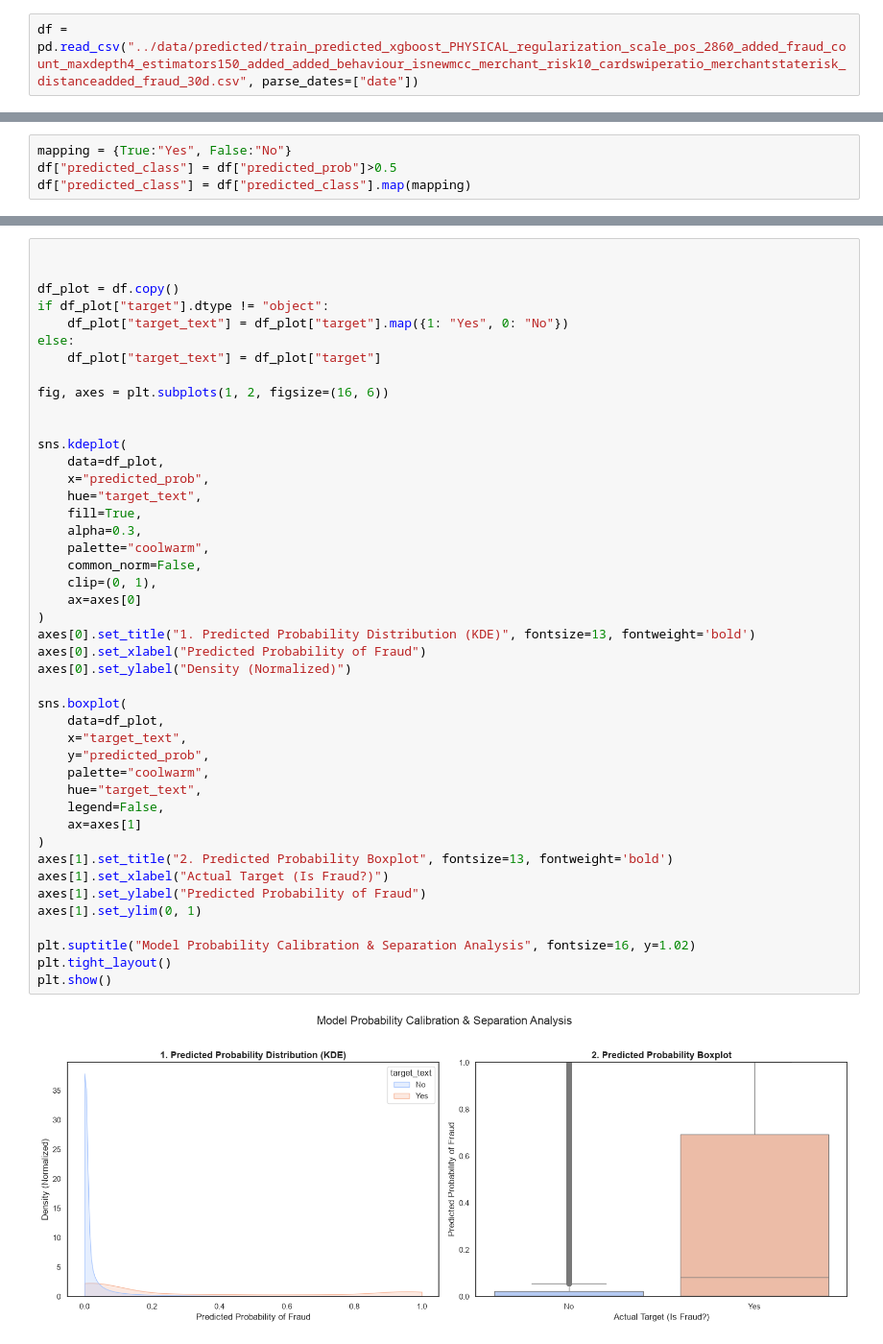
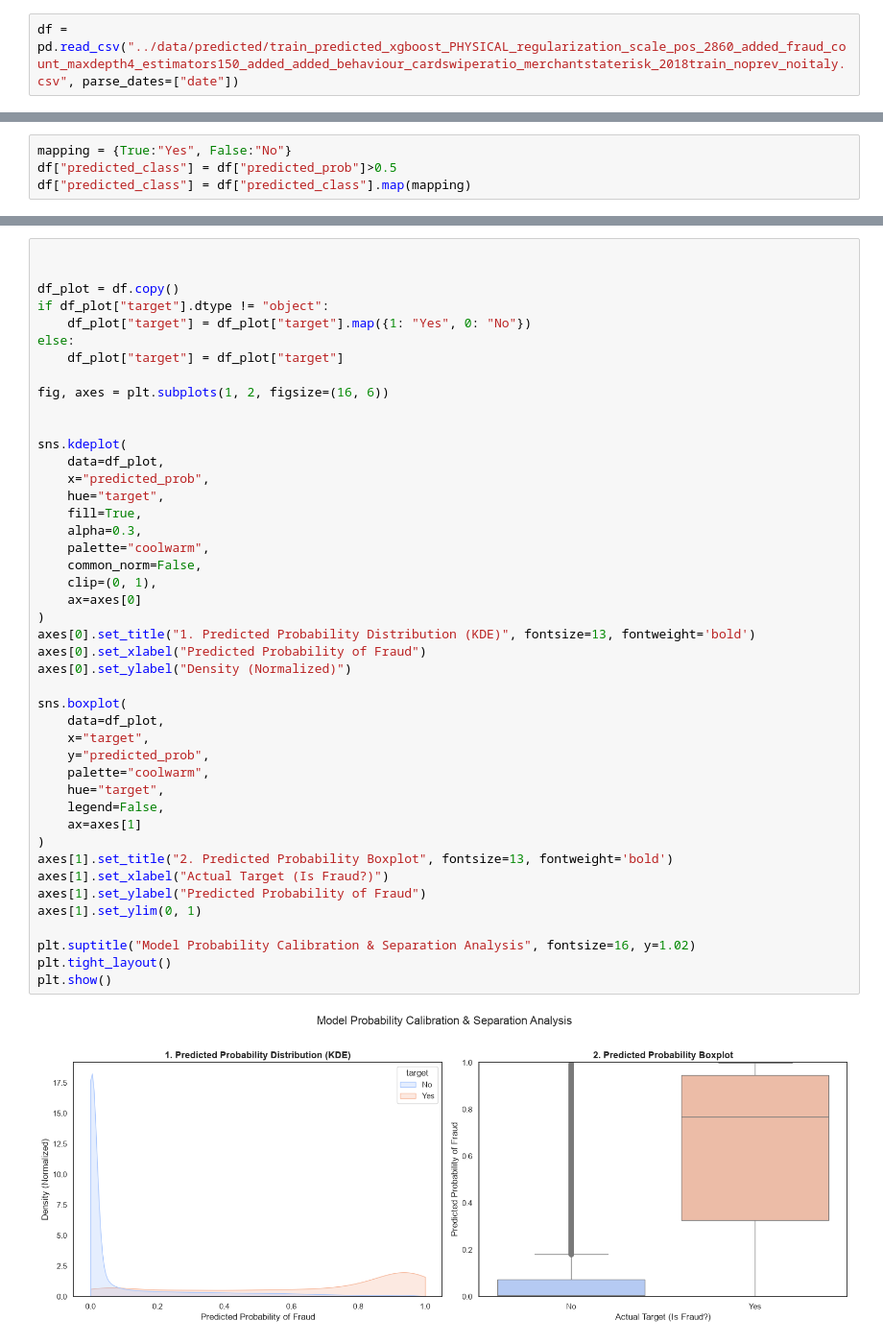
Before and after one commit to t3i8m/fraud-detection, a Jupyter notebook: notebooks/error_analysis_offline_model.ipynb, the cells around one changed output, grey strips where cells are left out. Shown at 96% size. Saved outputs shown, nothing was run; the diff lists cells and outputs as text.

```diff
--- a/notebooks/error_analysis_offline_model.ipynb
+++ b/notebooks/error_analysis_offline_model.ipynb
@@ -12,5 +12,5 @@ from sklearn.metrics import precision_recall_curve, confusion_matrix, recall_sco
 # %%
-df = pd.read_csv("../data/predicted/train_predicted_xgboost_PHYSICAL_regularization_scale_pos_2860_added_fraud_count_maxdepth4_estimators150_added_added_behaviour_isnewmcc_merchant_risk10_cardswiperatio_merchantstaterisk_distanceadded_fraud_30d.csv", parse_dates=["date"])
+df = pd.read_csv("../data/predicted/train_predicted_xgboost_PHYSICAL_regularization_scale_pos_2860_added_fraud_count_maxdepth4_estimators150_added_added_behaviour_cardswiperatio_merchantstaterisk_2018train_noprev_noitaly.csv", parse_dates=["date"])
 # %%
 df["use_chip"].value_counts()
 # %% [output]
@@ -398,9 +566,9 @@ plt.show()
 
 df_plot = df.copy()
 if df_plot["target"].dtype != "object":
-    df_plot["target_text"] = df_plot["target"].map({1: "Yes", 0: "No"})
+    df_plot["target"] = df_plot["target"].map({1: "Yes", 0: "No"})
 else:
-    df_plot["target_text"] = df_plot["target"]
+    df_plot["target"] = df_plot["target"]
 
 fig, axes = plt.subplots(1, 2, figsize=(16, 6))
 
@@ -408,37 +576,37 @@ fig, axes = plt.subplots(1, 2, figsize=(16, 6))
 sns.kdeplot(
     data=df_plot,
     x="predicted_prob",
-    hue="target_text",
+    hue="target",
     fill=True,
     alpha=0.3,
     palette="coolwarm",
     common_norm=False,
     clip=(0, 1),
     ax=axes[0]
 )
 axes[0].set_title("1. Predicted Probability Distribution (KDE)", fontsize=13, fontweight='bold')
 axes[0].set_xlabel("Predicted Probability of Fraud")
 axes[0].set_ylabel("Density (Normalized)")
 
 sns.boxplot(
     data=df_plot,
-    x="target_text",
+    x="target",
     y="predicted_prob",
     palette="coolwarm",
-    hue="target_text",
+    hue="target",
     legend=False,
     ax=axes[1]
 )
 axes[1].set_title("2. Predicted Probability Boxplot", fontsize=13, fontweight='bold')
 axes[1].set_xlabel("Actual Target (Is Fraud?)")
 axes[1].set_ylabel("Predicted Probability of Fraud")
 axes[1].set_ylim(0, 1)
 
 plt.suptitle("Model Probability Calibration & Separation Analysis", fontsize=16, y=1.02)
 plt.tight_layout()
 plt.show()
 # %% [output]
-[figure, old version]
+[figure, new version]
 # %%
 
 
```
Also changed, not shown: parts of 18 cells of this notebook, 21 other files.
